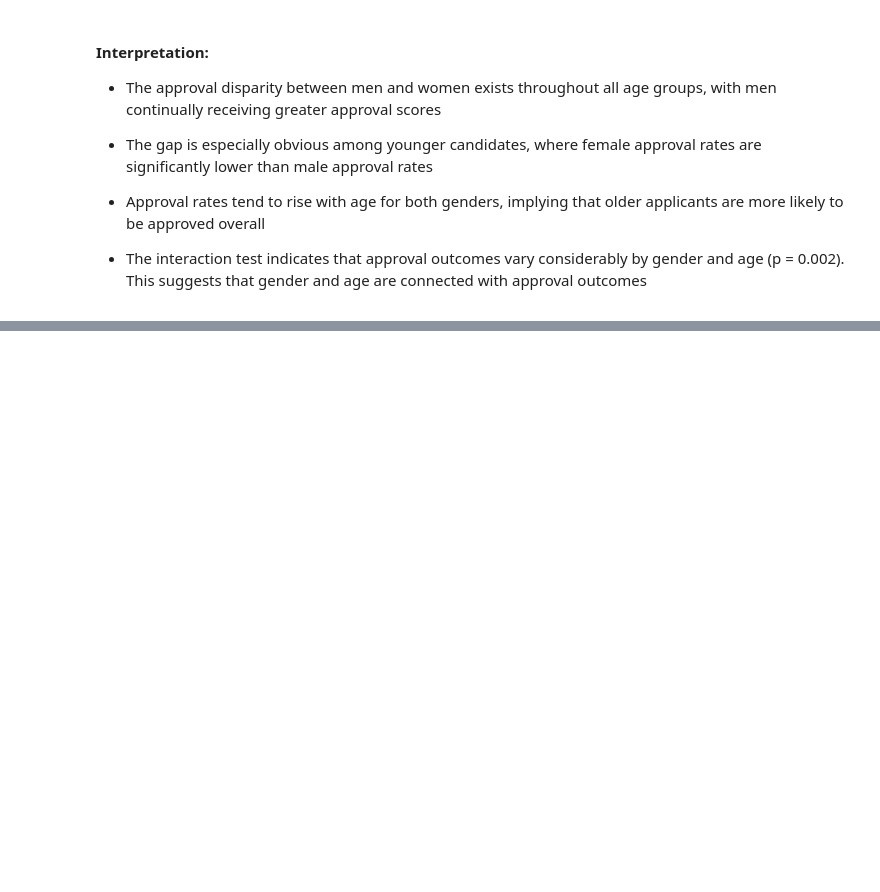
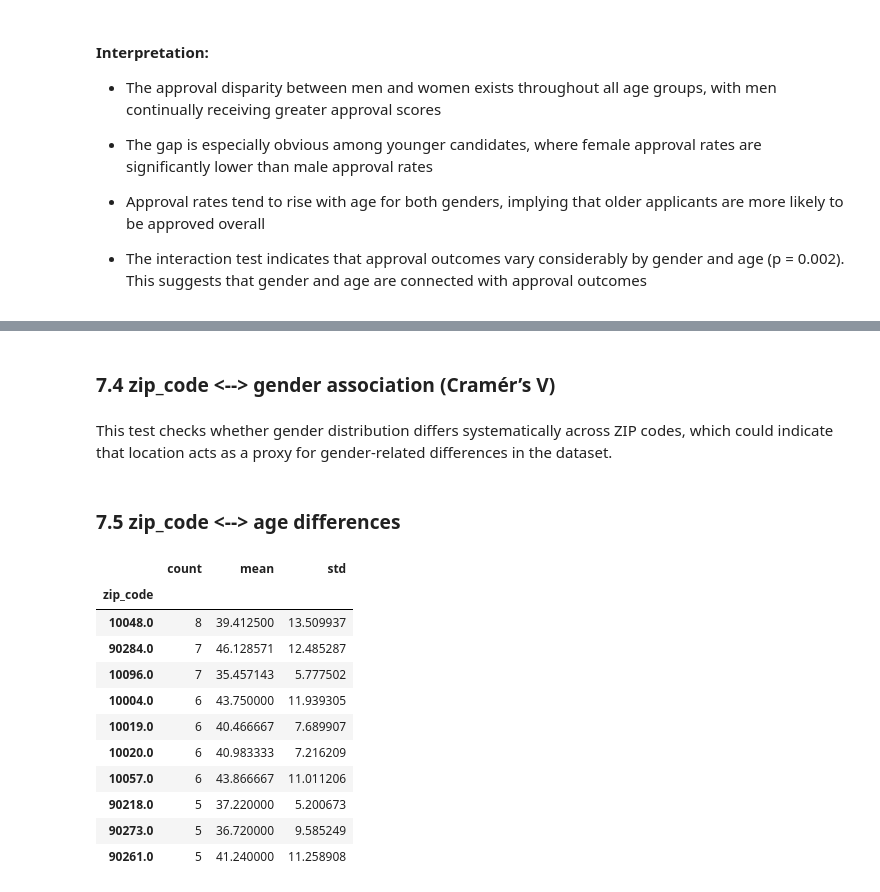
Before and after one commit to margarida-passos-cunha/dego-project-team9, a Jupyter notebook: notebooks/02-bias-analysis.ipynb, the cells around one changed output, grey strips where cells are left out. Saved outputs shown, nothing was run; the diff lists cells and outputs as text; code cells hidden in the pictures; blank space fills up the shorter version.

```diff
--- a/notebooks/02-bias-analysis.ipynb
+++ b/notebooks/02-bias-analysis.ipynb
@@ -410,0 +471,54 @@ chi2_i, p_i
+# %% [markdown]
+### 7.4 zip_code <--> gender association (Cramér’s V)
+# %%
+MIN_N = 5
+
+# Start from main cohort (already has age + binary gender baseline)
+df_zip = df_main.copy()
+
+# ensure only Male/Female for this association test
+df_zip = df_zip[df_zip["gender"].isin(["Male", "Female"])].copy()
+
+# filter zipcodes with enough applicants
+zip_counts = df_zip["zip_code"].value_counts()
+valid_zips = zip_counts[zip_counts >= MIN_N].index
+df_zip = df_zip[df_zip["zip_code"].isin(valid_zips)].copy()
+
+if df_zip.empty:
+    print(f"After filtering (min {MIN_N} applicants per ZIP), there is no data left for zip_code × gender test.")
+else:
+    ct_zip_gender = pd.crosstab(df_zip["zip_code"], df_zip["gender"])
+
+    # if table collapses (e.g., only one gender left), chi-square is not defined
+    if ct_zip_gender.shape[0] < 2 or ct_zip_gender.shape[1] < 2:
+        print("zip_code × gender table has <2 rows or <2 columns after filtering; chi-square/Cramér's V not defined.")
+        display(ct_zip_gender)
+    else:
+        chi2_zg, p_zg, dof_zg, expected_zg = stats.chi2_contingency(ct_zip_gender)
+
+        n = ct_zip_gender.to_numpy().sum()
+        r, k = ct_zip_gender.shape
+        cramers_v_zg = np.sqrt((chi2_zg / n) / (min(r - 1, k - 1)))
+
+        # outputs
+        p_zg, cramers_v_zg, ct_zip_gender.shape
+# %% [markdown]
+This test checks whether gender distribution differs systematically across ZIP codes, which could indicate that location acts as a proxy for gender-related differences in the dataset.
+# %% [markdown]
+### 7.5 zip_code <--> age differences
+# %%
+zip_age_summary = df_zip.groupby("zip_code")["age"].agg(["count","mean","std"]).sort_values("count", ascending=False)
+zip_age_summary.head(10)
+# %% [output]
+|  | count | mean | std |
+| zip_code |  |  |  |
+| 10048.0 | 8 | 39.412500 | 13.509937 |
+| 90284.0 | 7 | 46.128571 | 12.485287 |
+| 10096.0 | 7 | 35.457143 | 5.777502 |
+| 10004.0 | 6 | 43.750000 | 11.939305 |
+| 10019.0 | 6 | 40.466667 | 7.689907 |
+| 10020.0 | 6 | 40.983333 | 7.216209 |
+| 10057.0 | 6 | 43.866667 | 11.011206 |
+| 90218.0 | 5 | 37.220000 | 5.200673 |
+| 90273.0 | 5 | 36.720000 | 9.585249 |
+| 90261.0 | 5 | 41.240000 | 11.258908 |
```
Also changed, not shown: parts of 8 cells of this notebook.
